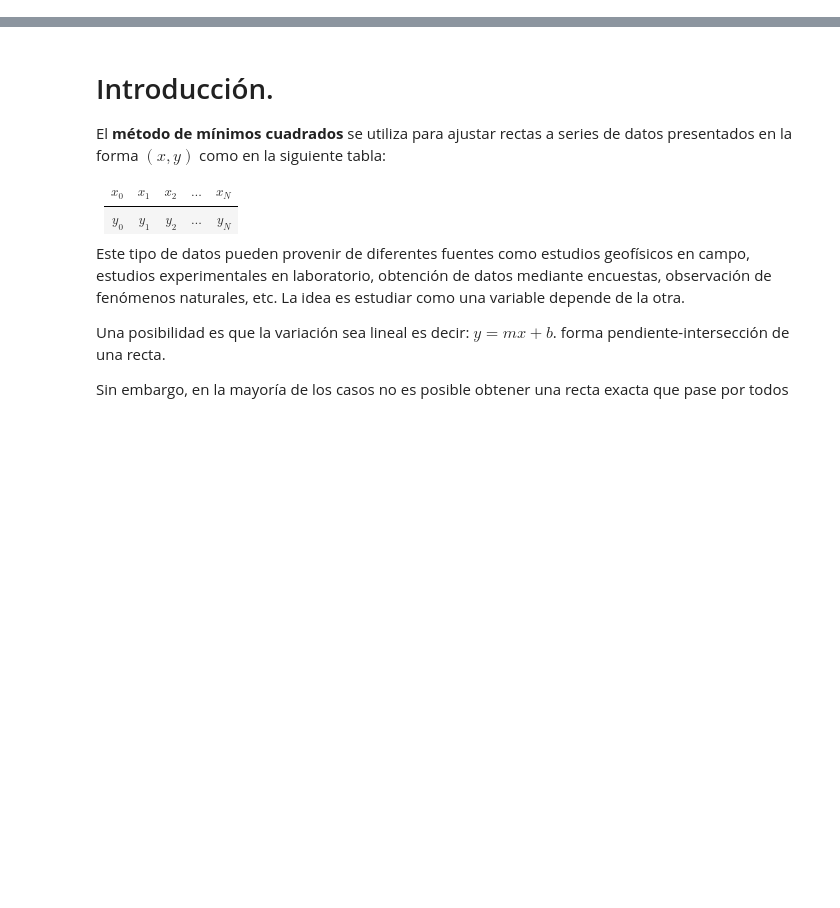
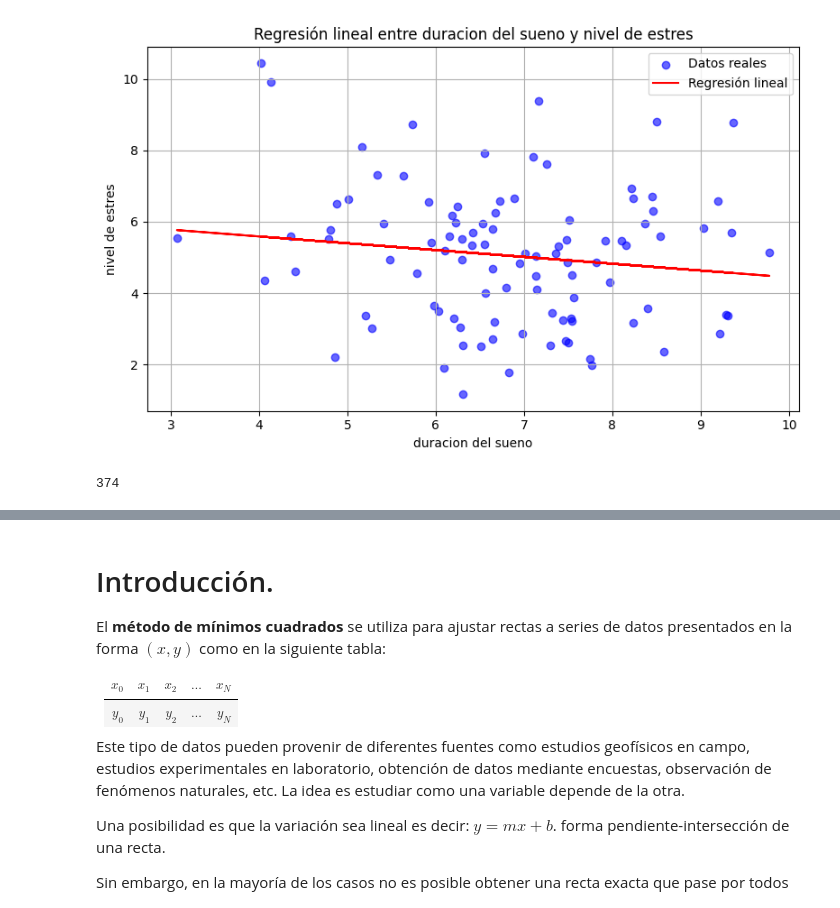
Before and after one commit to IrvinGranillo5/linear-regression, a Jupyter notebook: correlacion.ipynb, the cells around one changed output, grey strips where cells are left out. Drawn from its saved outputs; the diff is of its cells as text; code cells hidden in the pictures; blank space fills up the shorter version.

```diff
--- a/correlacion.ipynb
+++ b/correlacion.ipynb
@@ -0,0 +50,39 @@
+# %%
+import pandas as pd
+import numpy as np
+import matplotlib.pyplot as plt
+from sklearn.linear_model import LinearRegression
+
+# Simulación de DataFrame con columnas relevantes
+np.random.seed(42)
+df = pd.DataFrame({
+    'duracion del sueno': np.random.normal(7, 1.5, 100),  # horas
+    'nivel de estres': np.random.normal(5, 2, 100)         # escala 1–10
+})
+
+# 🔧 Selección de columnas como variables
+col_x = 'duracion del sueno'
+col_y = 'nivel de estres'
+
+# Preparar datos
+X = df[[col_x]]
+y = df[col_y]
+
+# Ajustar modelo
+modelo = LinearRegression()
+modelo.fit(X, y)
+y_pred = modelo.predict(X)
+
+# 📊 Gráfica
+plt.figure(figsize=(8, 5))
+plt.scatter(df[col_x], df[col_y], color='blue', alpha=0.6, label='Datos reales')
+plt.plot(df[col_x], y_pred, color='red', label='Regresión lineal')
+plt.xlabel(col_x)
+plt.ylabel(col_y)
+plt.title(f'Regresión lineal entre {col_x} y {col_y}')
+plt.legend()
+plt.grid(True)
+plt.tight_layout()
+plt.show()
+# %% [output]
+[figure, added]
@@ -0,0 +105,4 @@
+# %%
+len(genero)
+# %% [output]
+374
```
Also changed, not shown: parts of 8 cells of this notebook, 1 other file.
